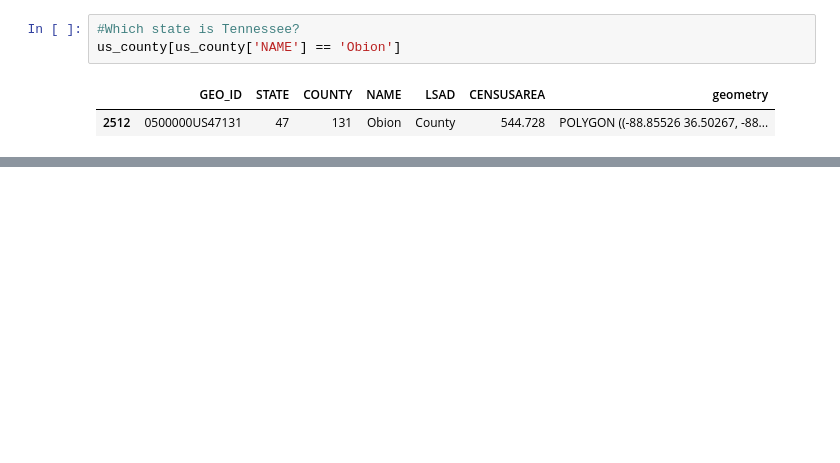
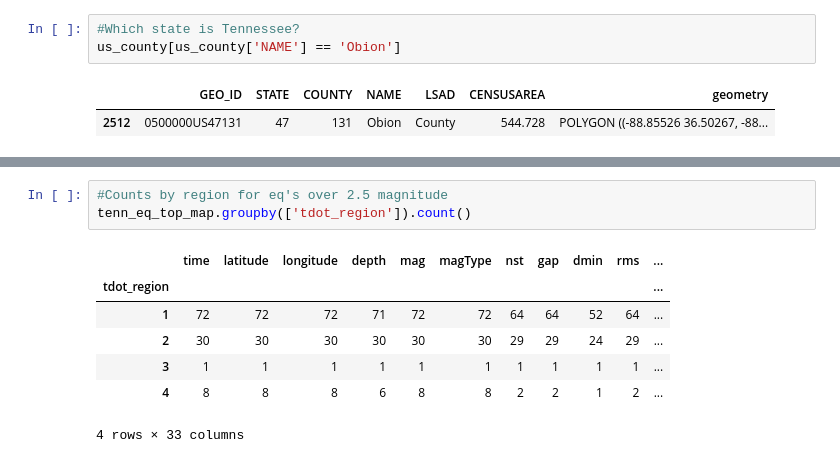
Before and after one commit to nss-data-science-cohort-4/dq3-earthquakes-fully-loaded-nachos, a Jupyter notebook: Notebooks/08_p2q1_tn_eq_by_region.ipynb, the cells around one changed output, grey strips where cells are left out. Saved outputs shown, nothing was run; the diff lists cells and outputs as text; blank space fills up the shorter version.

```diff
--- a/Notebooks/08_p2q1_tn_eq_by_region.ipynb
+++ b/Notebooks/08_p2q1_tn_eq_by_region.ipynb
@@ -240,0 +312,11 @@ tenn_eq_geo_map.groupby(['tdot_region']).count()
+# %%
+#Counts by region for eq's over 2.5 magnitude
+tenn_eq_top_map.groupby(['tdot_region']).count()
+# %% [output]
+|  | time | latitude | longitude | depth | mag | magType | nst | gap | dmin | rms | ... |
+| tdot_region |  |  |  |  |  |  |  |  |  |  | ... |
+| 1 | 72 | 72 | 72 | 71 | 72 | 72 | 64 | 64 | 52 | 64 | ... |
+| 2 | 30 | 30 | 30 | 30 | 30 | 30 | 29 | 29 | 24 | 29 | ... |
+| 3 | 1 | 1 | 1 | 1 | 1 | 1 | 1 | 1 | 1 | 1 | ... |
+| 4 | 8 | 8 | 8 | 6 | 8 | 8 | 2 | 2 | 1 | 2 | ... |
+4 rows × 33 columns
```
Also changed, not shown: parts of 53 cells of this notebook.
